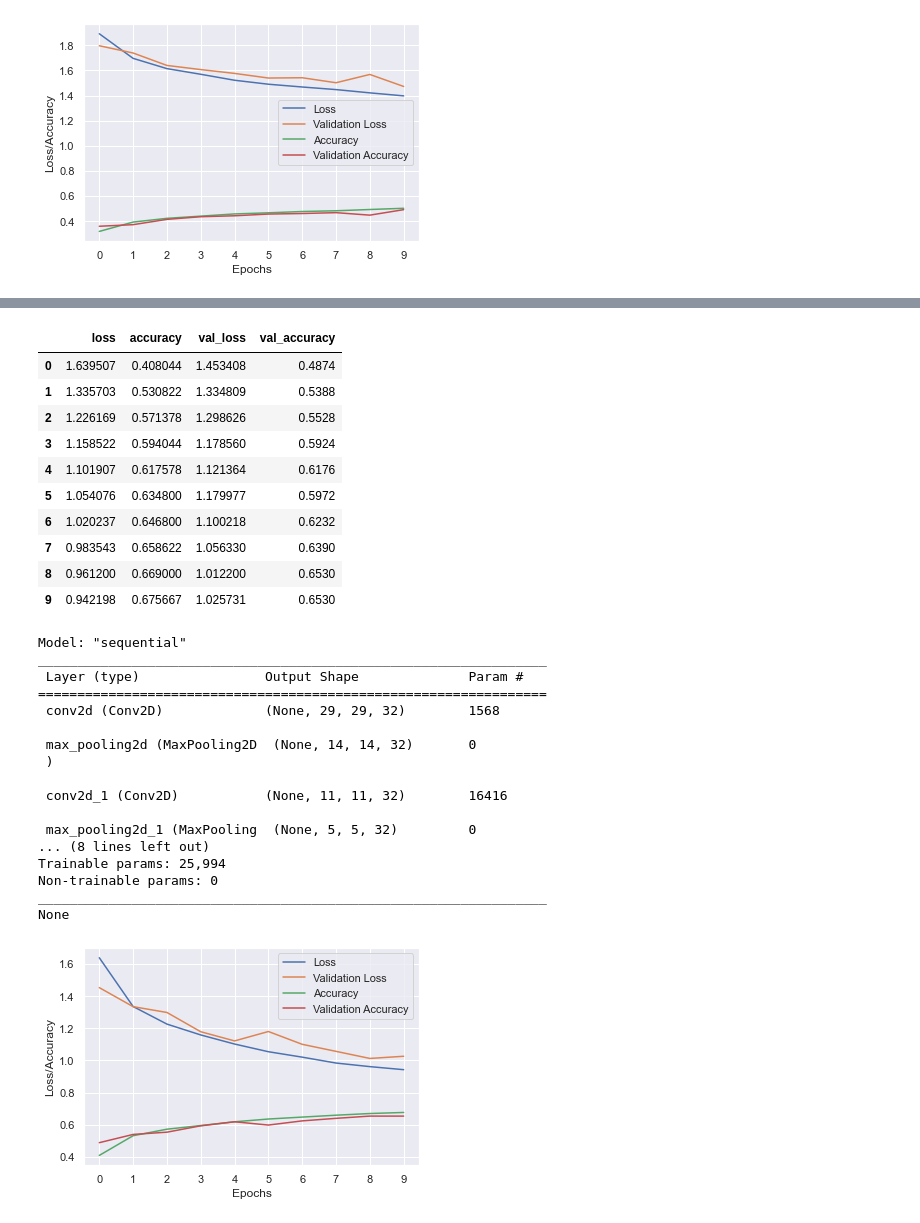
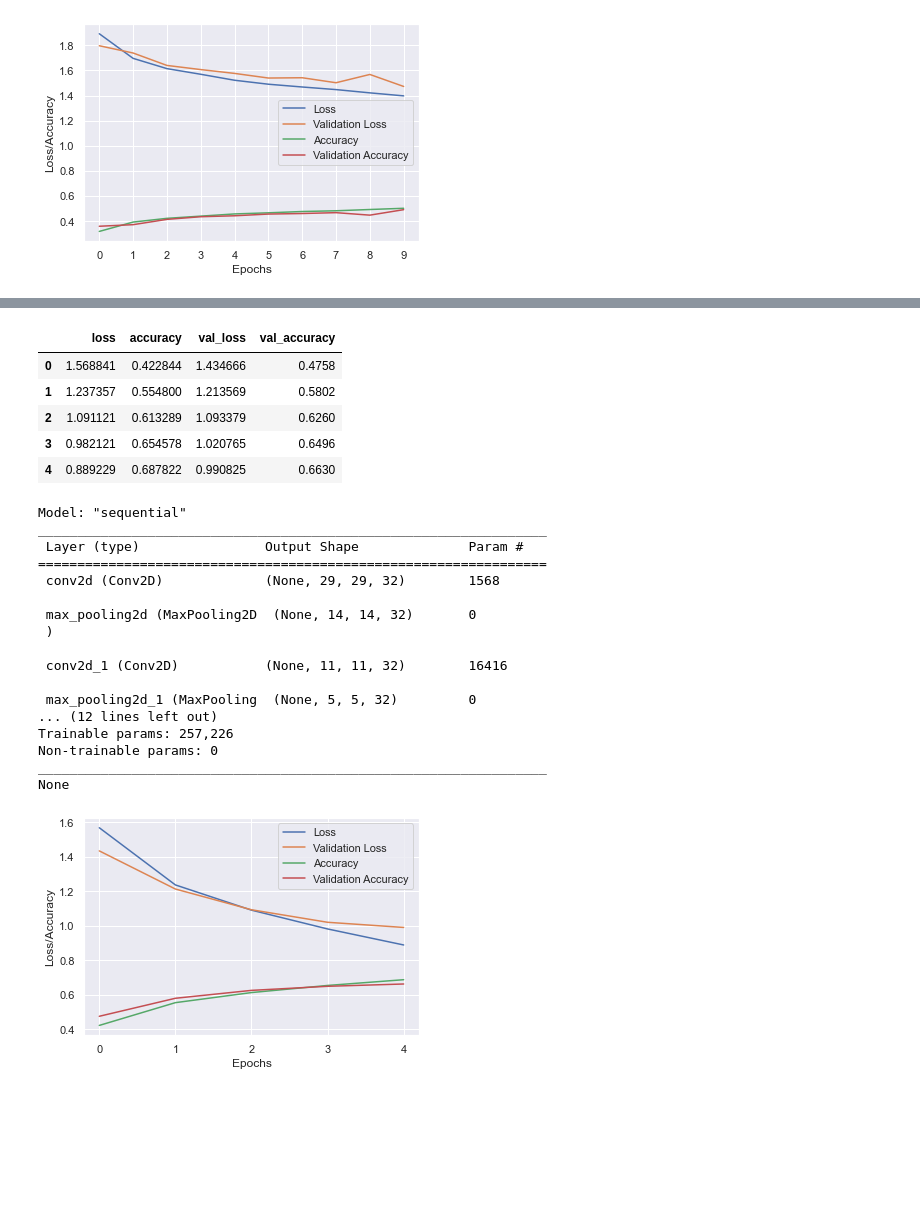
Before and after one commit to andrewabrahamian/w207_final_project, a Jupyter notebook: reports/cifar10-starter-andrew.ipynb, the cells around one changed output, grey strips where cells are left out. Drawn from its saved outputs; the diff is of its cells as text; code cells hidden in the pictures; blank space fills up the shorter version.

```diff
--- a/reports/cifar10-starter-andrew.ipynb
+++ b/reports/cifar10-starter-andrew.ipynb
@@ -223,9 +223,9 @@ def build_cnn_model(n_classes,
 
   # YOUR CODE HERE
   model = keras.Sequential()
-  model.add(keras.layers.Conv2D(32,(4,4),input_shape = (32,32,3),activation='relu'))
+  model.add(keras.layers.Conv2D(32,(4,4),input_shape = (32,32,3),activation=activation))
   model.add(keras.layers.MaxPooling2D(pool_size = (2,2)))
-  model.add(keras.layers.Conv2D(32,(4,4),input_shape = (32,32,3),activation='relu'))
+  model.add(keras.layers.Conv2D(32,(4,4),input_shape = (32,32,3),activation=activation))
   model.add(keras.layers.MaxPooling2D(pool_size = (2,2)))
   model.add(keras.layers.Flatten())
   for hidden_layer_size in hidden_layer_sizes:
@@ -240,12 +240,12 @@ def build_cnn_model(n_classes,
                 metrics=['accuracy'])
   return model
 # %%
-model = build_cnn_model(len(label_names), learning_rate=0.01, hidden_layer_sizes=[])
+model = build_cnn_model(len(label_names), learning_rate=0.01, hidden_layer_sizes=[256, 128])
 
 history = model.fit(
   x = x_train,
   y = y_train,
-  epochs=10,
+  epochs=5,
   batch_size=64,
   validation_split=0.1,
   verbose=1)
@@ -278,29 +268,24 @@ Epoch 10/10
 |  | loss | accuracy | val_loss | val_accuracy |
-| 0 | 1.639507 | 0.408044 | 1.453408 | 0.4874 |
-| 1 | 1.335703 | 0.530822 | 1.334809 | 0.5388 |
-| 2 | 1.226169 | 0.571378 | 1.298626 | 0.5528 |
-| 3 | 1.158522 | 0.594044 | 1.178560 | 0.5924 |
-| 4 | 1.101907 | 0.617578 | 1.121364 | 0.6176 |
-| 5 | 1.054076 | 0.634800 | 1.179977 | 0.5972 |
-| 6 | 1.020237 | 0.646800 | 1.100218 | 0.6232 |
-| 7 | 0.983543 | 0.658622 | 1.056330 | 0.6390 |
-| 8 | 0.961200 | 0.669000 | 1.012200 | 0.6530 |
-| 9 | 0.942198 | 0.675667 | 1.025731 | 0.6530 |
+| 0 | 1.568841 | 0.422844 | 1.434666 | 0.4758 |
+| 1 | 1.237357 | 0.554800 | 1.213569 | 0.5802 |
+| 2 | 1.091121 | 0.613289 | 1.093379 | 0.6260 |
+| 3 | 0.982121 | 0.654578 | 1.020765 | 0.6496 |
+| 4 | 0.889229 | 0.687822 | 0.990825 | 0.6630 |
 Model: "sequential"
 _________________________________________________________________
  Layer (type)                Output Shape              Param #
 =================================================================
  conv2d (Conv2D)             (None, 29, 29, 32)        1568
 
  max_pooling2d (MaxPooling2D  (None, 14, 14, 32)       0
  )
 
  conv2d_1 (Conv2D)           (None, 11, 11, 32)        16416
 
  max_pooling2d_1 (MaxPooling  (None, 5, 5, 32)         0
-... (8 lines left out)
-Trainable params: 25,994
+... (12 lines left out)
+Trainable params: 257,226
 Non-trainable params: 0
 _________________________________________________________________
 None
-[figure, old version]
+[figure, new version]
```
Also changed, not shown: parts of 1 cell of this notebook.
